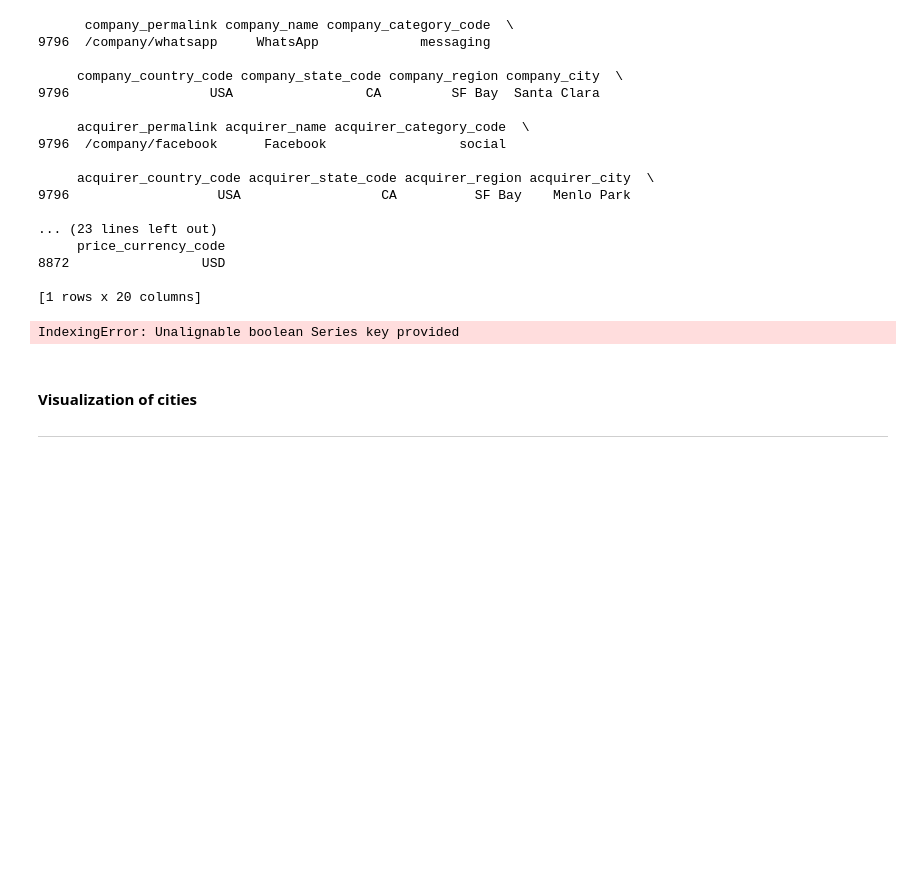
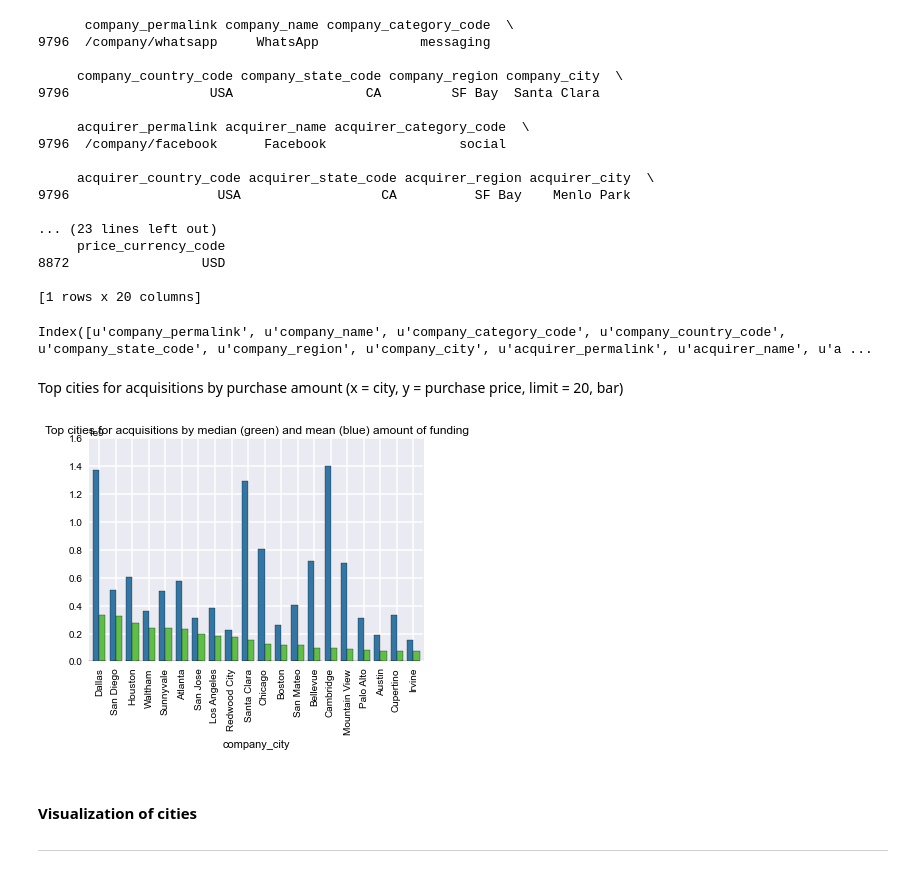
Before and after one commit to prabhamatta/Crunch-It, a Jupyter notebook: CrunchIt.ipynb, the cells around one changed output. Cells and saved outputs as stored; diff of their text form; code cells hidden in the pictures; blank space fills up the shorter version.

```diff
--- a/CrunchIt.ipynb
+++ b/CrunchIt.ipynb
@@ -456,13 +450,20 @@ print acquisitions[acquisitions.company_city == 'herndon']
 8872                 USD
 
 [1 rows x 20 columns]
+# %%
+acquisitions.columns
+# %% [output]
+Index([u'company_permalink', u'company_name', u'company_category_code', u'company_country_code', u'company_state_code', u'company_region', u'company_city', u'acquirer_permalink', u'acquirer_name', u'a ...
+# %% [markdown]
+Top cities for acquisitions by purchase amount (x = city, y = purchase price, limit = 20, bar)
 # %%
+filter = (acquisitions.price_amount > 1) & (acquisitions.company_country_code == 'USA') & (acquisitions.company_city != '')
 company_group = acquisitions[filter].groupby('company_city').agg(['median', 'mean', 'count'])['price_amount']
 top_price = company_group[company_group['count'] > 10].sort('median',ascending=False).head(20)
 top_price.plot(y=['mean','median'], kind='bar',color=[COLOR_BLUE,COLOR_GREEN],title='Top cities for acquisitions by median (green) and mean (blue) amount of funding')
 plt.show()
 # %% [output]
-IndexingError: Unalignable boolean Series key provided
+[figure, added]
 # %% [markdown]
 <h2 style="font-size:15px; line-height:0px">Visualization of cities</h2><hr style="line-height:0px;margin-bottom:-10px"/>
 # %%
```
Also changed, not shown: parts of 6 cells of this notebook.
